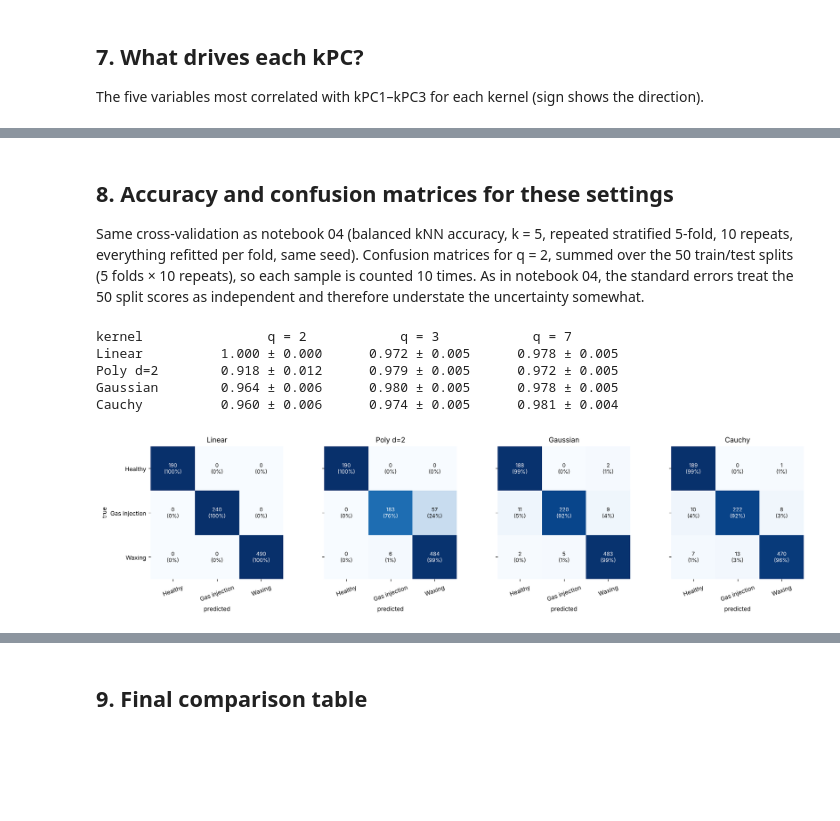
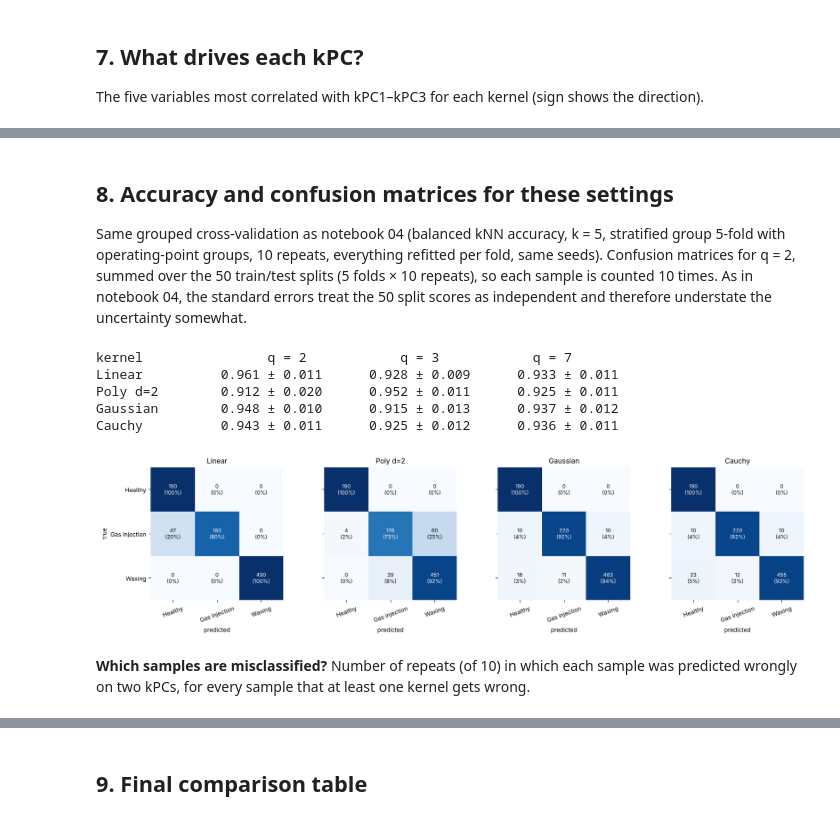
Before and after one commit to alisamiei2020/kPCA-flowmeter-diagnostics, a Jupyter notebook: main/05_kpca_biplots.ipynb, the cells around one changed output, grey strips where cells are left out. Drawn from its saved outputs; the diff is of its cells as text; code cells hidden in the pictures; blank space fills up the shorter version.

```diff
--- a/main/05_kpca_biplots.ipynb
+++ b/main/05_kpca_biplots.ipynb
@@ -174,47 +174,51 @@ Cauchy
   kPC3: Vavg (+0.71), V3 (+0.71), V2 (+0.64), V1 (+0.63), V4 (+0.60)
 # %% [markdown]
 ## 8. Accuracy and confusion matrices for these settings
-Same cross-validation as notebook 04 (balanced kNN accuracy, k = 5, repeated stratified 5-fold, 10 repeats,
-everything refitted per fold, same seed). Confusion matrices for q = 2, summed over the 50 train/test splits (5 folds × 10 repeats), so
+Same grouped cross-validation as notebook 04 (balanced kNN accuracy, k = 5, stratified group 5-fold with
+operating-point groups, 10 repeats, everything refitted per fold, same seeds). Confusion matrices for q = 2, summed over the 50 train/test splits (5 folds × 10 repeats), so
 each sample is counted 10 times. As in notebook 04, the standard errors treat the 50 split scores as
 independent and therefore understate the uncertainty somewhat.
 # %%
 Q = (2, 3, 7)
-acc, conf = {}, {}
+G = kt.operating_point_groups(X_raw, y, tol=0.1)
+acc, conf, wrong = {}, {}, {}
 for name, (_, cvargs) in KERNELS.items():
-    s, c = kt.cv_balanced_accuracy(X, y, **cvargs, n_comp=Q)
+    s, c, w = kt.cv_balanced_accuracy(X, y, **cvargs, n_comp=Q, groups=G)
     acc[name] = {q: (s[q].mean(), s[q].std(ddof=1) / np.sqrt(len(s[q]))) for q in Q}
-    conf[name] = c[2]
+    conf[name], wrong[name] = c[2], w
 
 # same values as the notebook 04 table
-assert [round(acc[k][2][0], 3) for k in acc] == [1.000, 0.918, 0.964, 0.960]
+assert [round(acc[k][2][0], 3) for k in acc] == [0.961, 0.912, 0.948, 0.943]
 
 print(f"{'kernel':<10}" + "".join(f"{'q = ' + str(q):>17}" for q in Q))
 for name in acc:
     print(f"{name:<10}" + "".join(f"{acc[name][q][0]:>11.3f} ± {acc[name][q][1]:.3f}" for q in Q))
 
 names = [kt.CLASS_NAMES[c] for c in kt.CLASS_NAMES]
 fig, axes = plt.subplots(1, 4, figsize=(16, 3.8))
 for ax, (name, C) in zip(axes, conf.items()):
     share = C / C.sum(axis=1, keepdims=True)
     ax.imshow(share, cmap="Blues", vmin=0, vmax=1)
     for i in range(3):
         for j in range(3):
             ax.text(j, i, f"{C[i, j]}\n({share[i, j]:.0%})", ha="center", va="center", fontsize=8,
                     color="white" if share[i, j] > 0.6 else "black")
     ax.set_xticks(range(3), names, rotation=20)
     ax.set_yticks(range(3), names if ax is axes[0] else [])
     ax.set_xlabel("predicted")
     ax.set_title(name)
     ax.spines[:].set_visible(False)
 axes[0].set_ylabel("true")
 fig.tight_layout()
 fig.savefig(f"{FIG_DIR}/m5_confusion_defaults.png")
 plt.show()
 # %% [output]
 kernel                q = 2            q = 3            q = 7
-Linear          1.000 ± 0.000      0.972 ± 0.005      0.978 ± 0.005
-Poly d=2        0.918 ± 0.012      0.979 ± 0.005      0.972 ± 0.005
-Gaussian        0.964 ± 0.006      0.980 ± 0.005      0.978 ± 0.005
-Cauchy          0.960 ± 0.006      0.974 ± 0.005      0.981 ± 0.004
+Linear          0.961 ± 0.011      0.928 ± 0.009      0.933 ± 0.011
+Poly d=2        0.912 ± 0.020      0.952 ± 0.011      0.925 ± 0.011
+Gaussian        0.948 ± 0.010      0.915 ± 0.013      0.937 ± 0.012
+Cauchy          0.943 ± 0.011      0.925 ± 0.012      0.936 ± 0.011
-[figure, old version]
+[figure, new version]
+# %% [markdown]
+**Which samples are misclassified?** Number of repeats (of 10) in which each sample was predicted
+wrongly on two kPCs, for every sample that at least one kernel gets wrong.
```
Also changed, not shown: parts of 4 cells of this notebook, 7 other files.
